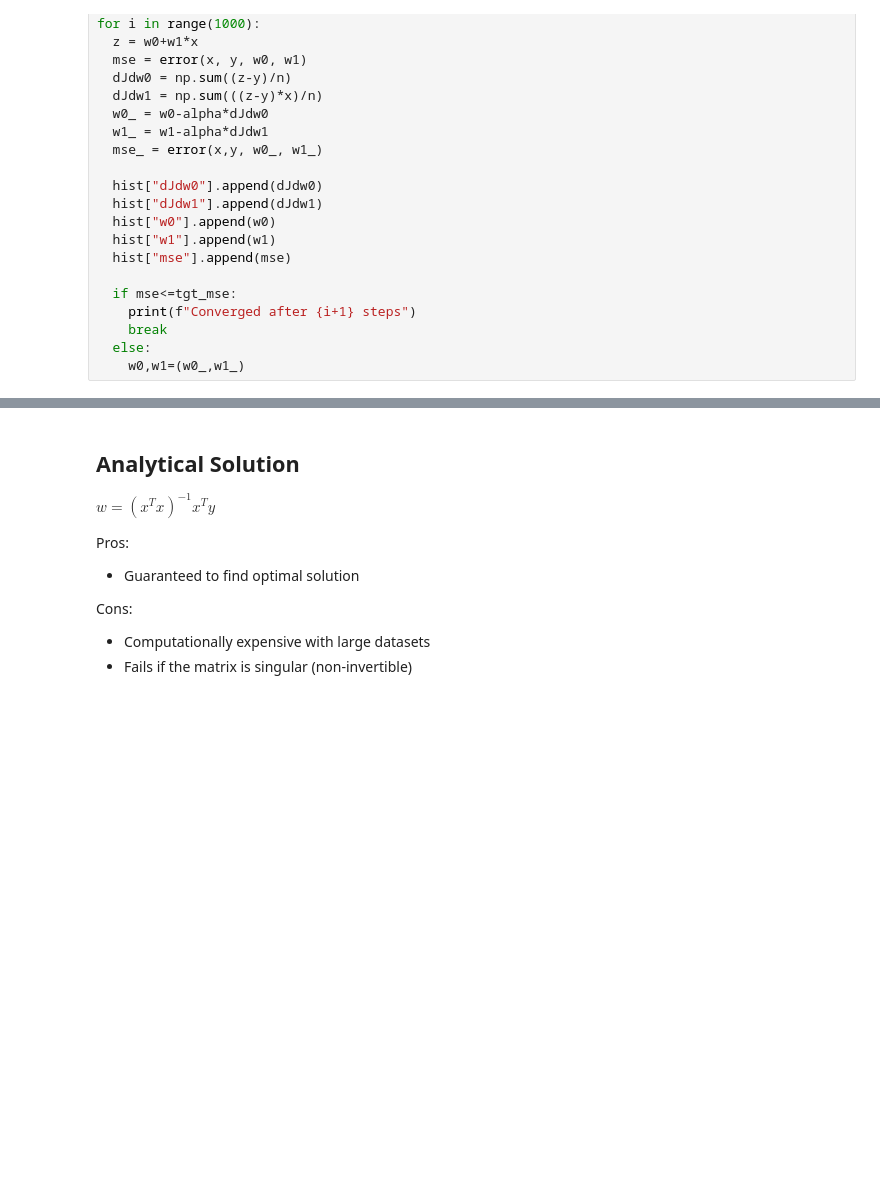
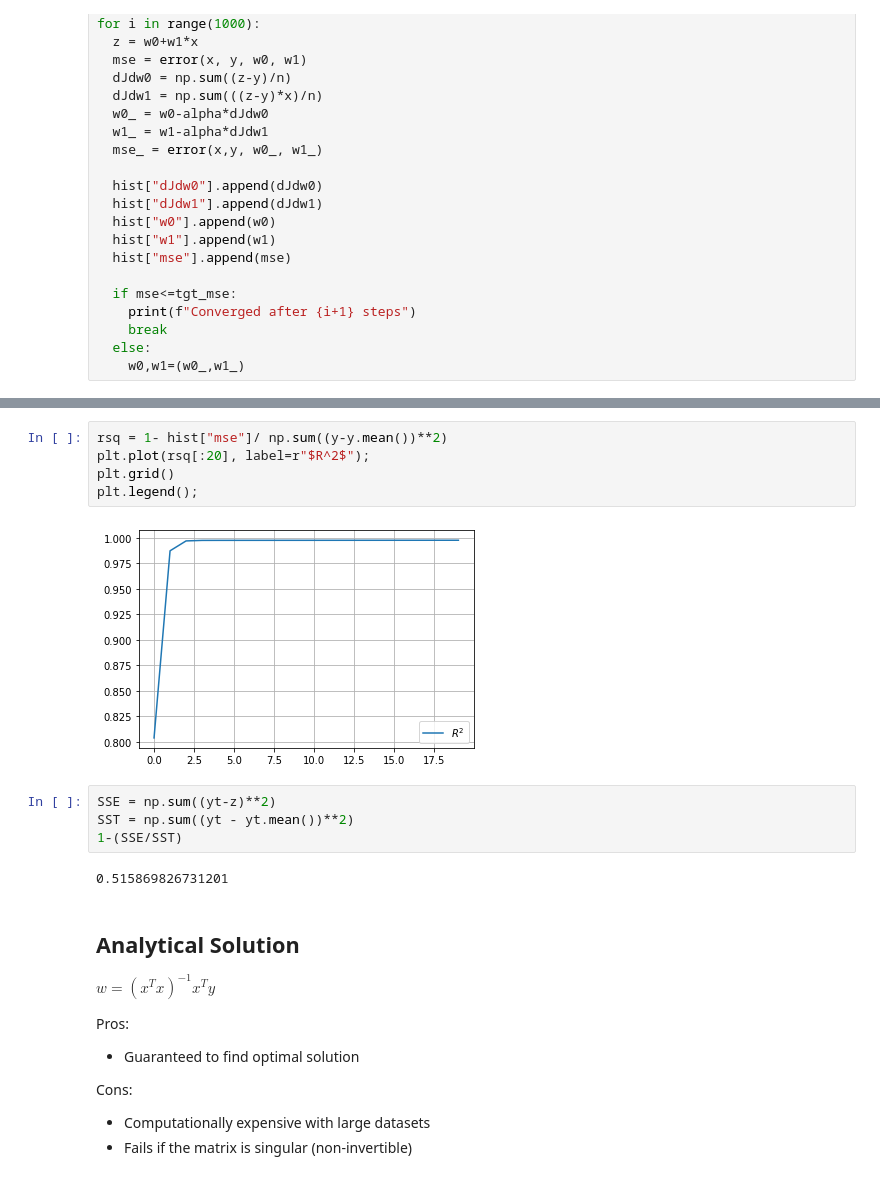
Before and after one commit to vinayshanbhag/math, a Jupyter notebook: Univariate_Linear_Regression.ipynb, the cells around one changed output, grey strips where cells are left out. Saved outputs shown, nothing was run; the diff lists cells and outputs as text; blank space fills up the shorter version.

```diff
--- a/Univariate_Linear_Regression.ipynb
+++ b/Univariate_Linear_Regression.ipynb
@@ -182,7 +200,20 @@ plt.legend();
+# %%
+rsq = 1- hist["mse"]/ np.sum((y-y.mean())**2)
+plt.plot(rsq[:20], label=r"$R^2$");
+plt.grid()
+plt.legend();
+# %% [output]
+[figure, added]
+# %%
+SSE = np.sum((yt-z)**2)
+SST = np.sum((yt - yt.mean())**2)
+1-(SSE/SST)
+# %% [output]
+0.515869826731201
 # %% [markdown]
 ## Analytical Solution
 
-$w = (x^Tx)^{-1}x^Ty$
+$\boxed{w = (x^Tx)^{-1}x^Ty}$
 
 Pros:
 
```
Also changed, not shown: parts of 17 cells of this notebook.
